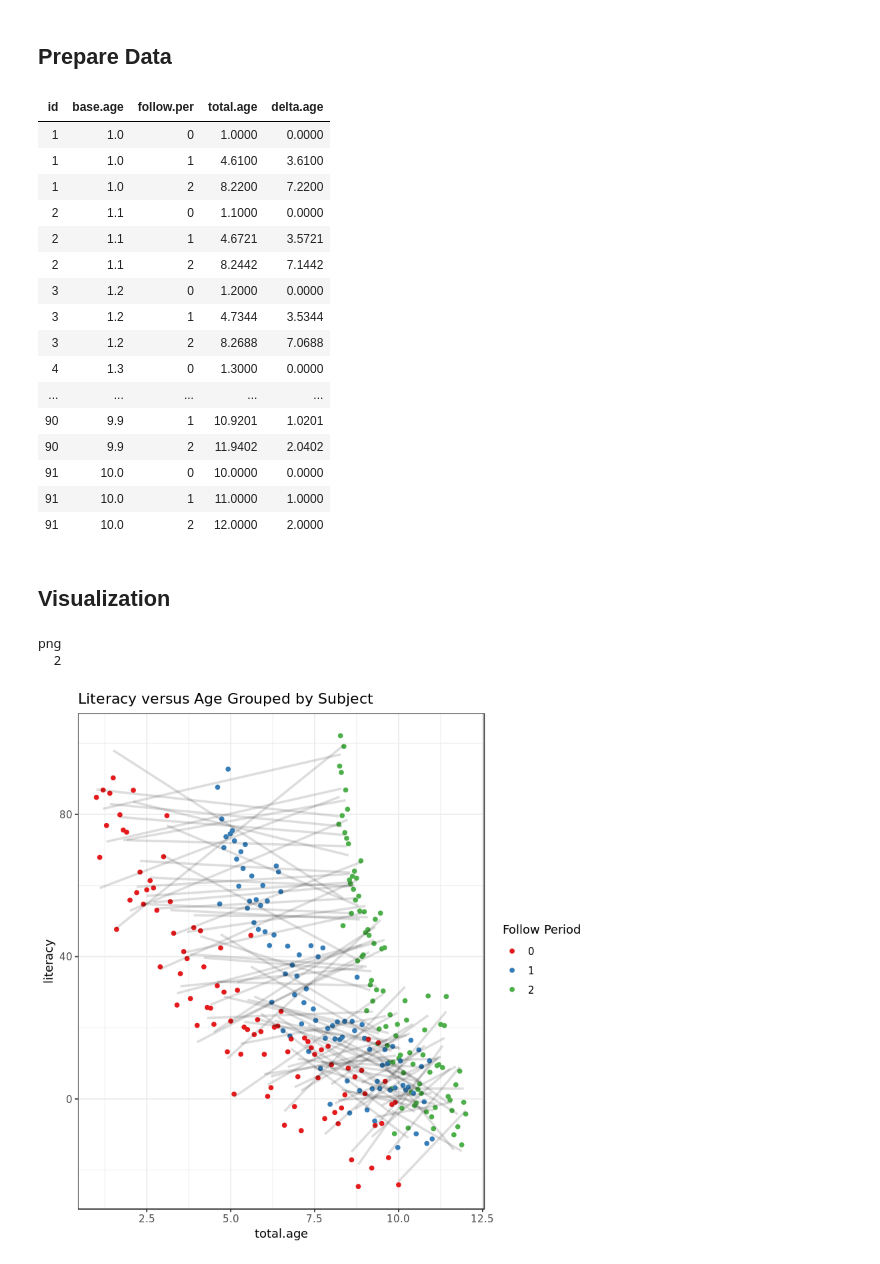
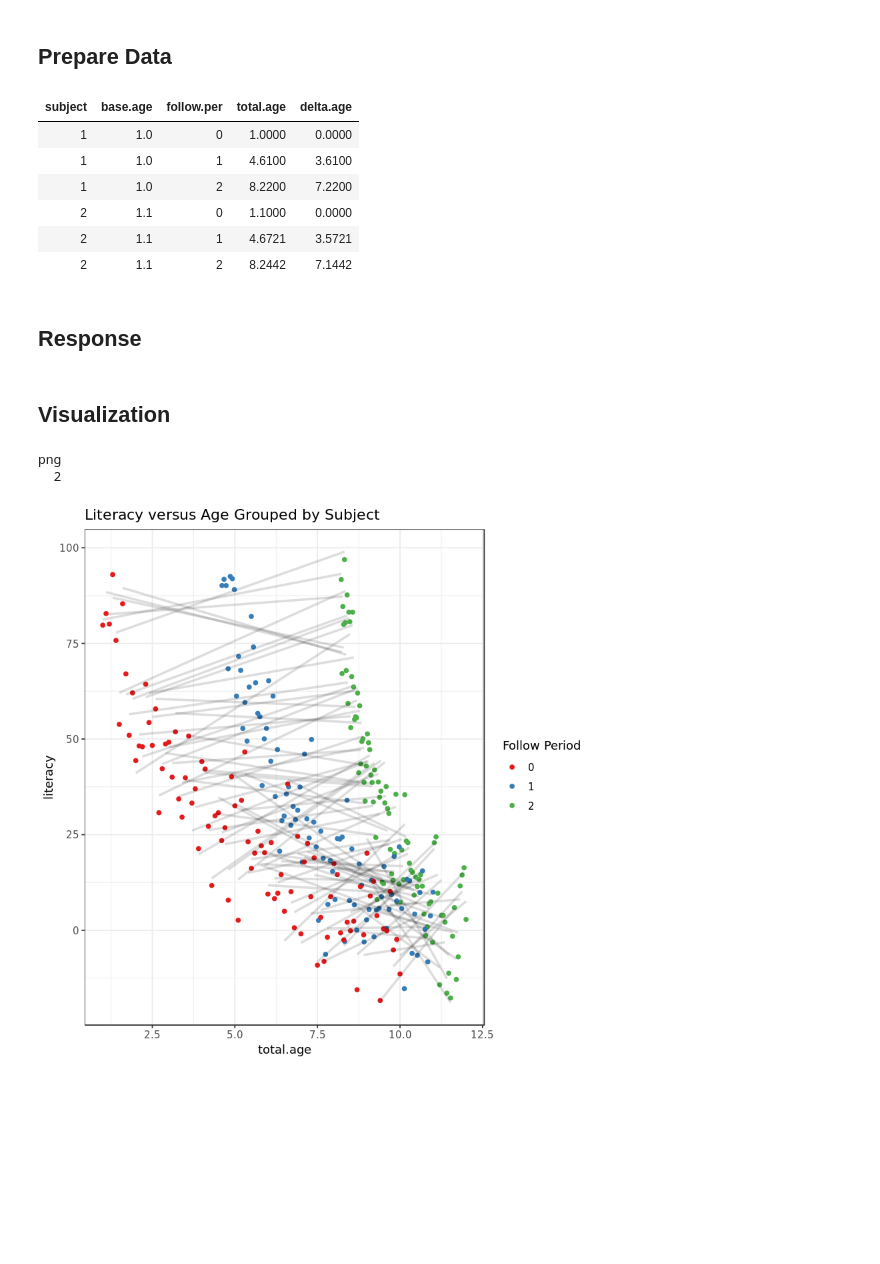
Before and after one commit to ppham27/stat571, a Jupyter notebook: hw7/literacy.ipynb, the cells around one changed output. Cells and saved outputs as stored; diff of their text form; code cells hidden in the pictures; blank space fills up the shorter version.

```diff
--- a/hw7/literacy.ipynb
+++ b/hw7/literacy.ipynb
@@ -8,58 +10,56 @@ theme_set(theme_bw())
 # %% [markdown]
 ## Prepare Data
 # %%
-literacy.covariates.data <- data.table(id=c(1:91))
-literacy.covariates.data[,base.age:=1 + 0.1*(id - 1)]
+literacy.covariates.data <- data.table(subject=c(1:91))
+literacy.covariates.data[,base.age:=1 + 0.1*(subject - 1)]
 literacy.covariates.data[,`0`:=base.age]
 literacy.covariates.data[,`1`:=`0` + (1 + (10 - base.age)/10)^2]
 literacy.covariates.data[,`2`:=`1` + (1 + (10 - base.age)/10)^2]
-literacy.covariates.data <- melt(literacy.covariates.data, id.vars=c('id', 'base.age'),
+literacy.covariates.data[,subject:=factor(subject)]
+literacy.covariates.data <- melt(literacy.covariates.data, id.vars=c('subject', 'base.age'),
                                  value.name='total.age', variable.name='follow.per')
-literacy.covariates.data[,follow.per:=as.numeric(follow.per) - 1]
-setkey(literacy.covariates.data, id, follow.per)
+literacy.covariates.data[,follow.per:=factor(as.numeric(follow.per) - 1, ordered=TRUE)]
+setkey(literacy.covariates.data, subject, follow.per)
 literacy.covariates.data[,delta.age:=total.age - base.age]
-literacy.covariates.data
+head(literacy.covariates.data)
 # %% [output]
-| id | base.age | follow.per | total.age | delta.age |
+| subject | base.age | follow.per | total.age | delta.age |
 | 1 | 1.0 | 0 | 1.0000 | 0.0000 |
 | 1 | 1.0 | 1 | 4.6100 | 3.6100 |
 | 1 | 1.0 | 2 | 8.2200 | 7.2200 |
 | 2 | 1.1 | 0 | 1.1000 | 0.0000 |
 | 2 | 1.1 | 1 | 4.6721 | 3.5721 |
 | 2 | 1.1 | 2 | 8.2442 | 7.1442 |
-| 3 | 1.2 | 0 | 1.2000 | 0.0000 |
-| 3 | 1.2 | 1 | 4.7344 | 3.5344 |
-| 3 | 1.2 | 2 | 8.2688 | 7.0688 |
-| 4 | 1.3 | 0 | 1.3000 | 0.0000 |
-| ... | ... | ... | ... | ... |
-| 90 | 9.9 | 1 | 10.9201 | 1.0201 |
-| 90 | 9.9 | 2 | 11.9402 | 2.0402 |
-| 91 | 10.0 | 0 | 10.0000 | 0.0000 |
-| 91 | 10.0 | 1 | 11.0000 | 1.0000 |
-| 91 | 10.0 | 2 | 12.0000 | 2.0000 |
+# %% [markdown]
+## Response
+# %%
+make.base.literacy <- function(base.age) {
+    (10 - base.age)^2
+}
+
+make.response <- function(covariates, variance=100) {
+    make.base.literacy(covariates$base.age) +
+    covariates$delta.age +
+    rnorm(n=nrow(covariates), sd=sqrt(variance))
+}
 # %% [markdown]
 ## Visualization
 # %%
-make.response <- function(covariates, variance=100) {
-    (10 - covariates$base.age)^2 + covariates$delta.age + rnorm(n=nrow(covariates), sd=sqrt(variance))
-}
-
-set.seed(2020)
+set.seed(2021)
 literacy.data <- copy(literacy.covariates.data)
 literacy.data[,literacy:=make.response(literacy.data)]
 
 p <- ggplot(literacy.data, aes(x=total.age, y=literacy)) +
-  geom_point(aes(color=as.factor(follow.per))) +
+  geom_point(aes(color=follow.per)) +
   scale_color_brewer('Follow Period', palette='Set1') +
-  #geom_line(aes(group=id), alpha=0.125) +
-  geom_smooth(aes(group=id), method='lm', se=FALSE, color='#00000022') +
+  geom_smooth(aes(group=subject), method='lm', se=FALSE, color='#00000022') +
   ggtitle('Literacy versus Age Grouped by Subject')
 
 pdf('literacy_versus_age.pdf', width=6, height=4)
 p
 dev.off()
 p
 # %% [output]
 png
   2
-[figure, old version]
+[figure, new version]
```
Also changed, not shown: parts of 11 cells of this notebook, 3 other files.
